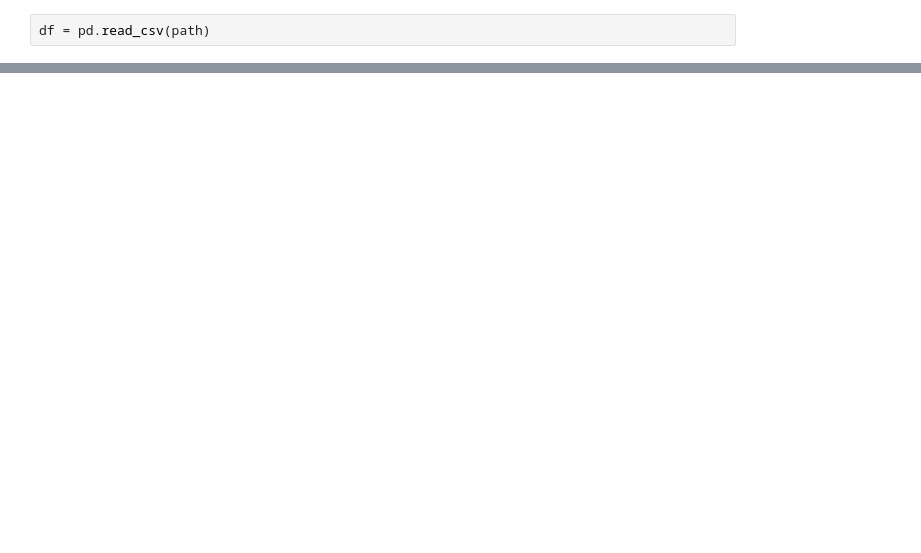
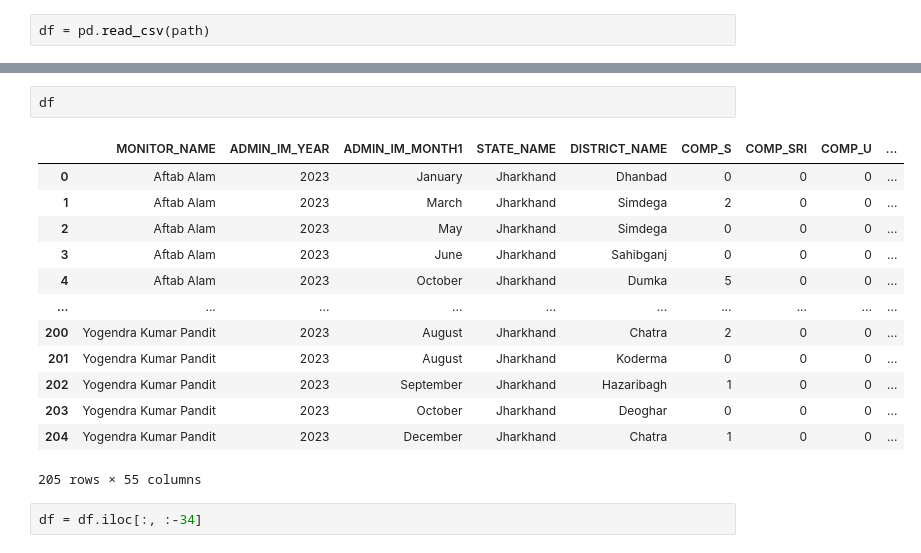
Before and after one commit to gitone912/ommas_main, a Jupyter notebook: static/data/monitor/test.ipynb, the cells around one changed output, grey strips where cells are left out. Saved outputs shown, nothing was run; the diff lists cells and outputs as text; blank space fills up the shorter version.

```diff
--- a/static/data/monitor/test.ipynb
+++ b/static/data/monitor/test.ipynb
@@ -43,0 +46,18 @@ print(df)
+# %%
+df
+# %% [output]
+|  | MONITOR_NAME | ADMIN_IM_YEAR | ADMIN_IM_MONTH1 | STATE_NAME | DISTRICT_NAME | COMP_S | COMP_SRI | COMP_U | ... |
+| 0 | Aftab Alam | 2023 | January | Jharkhand | Dhanbad | 0 | 0 | 0 | ... |
+| 1 | Aftab Alam | 2023 | March | Jharkhand | Simdega | 2 | 0 | 0 | ... |
+| 2 | Aftab Alam | 2023 | May | Jharkhand | Simdega | 0 | 0 | 0 | ... |
+| 3 | Aftab Alam | 2023 | June | Jharkhand | Sahibganj | 0 | 0 | 0 | ... |
+| 4 | Aftab Alam | 2023 | October | Jharkhand | Dumka | 5 | 0 | 0 | ... |
+| ... | ... | ... | ... | ... | ... | ... | ... | ... | ... |
+| 200 | Yogendra Kumar Pandit | 2023 | August | Jharkhand | Chatra | 2 | 0 | 0 | ... |
+| 201 | Yogendra Kumar Pandit | 2023 | August | Jharkhand | Koderma | 0 | 0 | 0 | ... |
+| 202 | Yogendra Kumar Pandit | 2023 | September | Jharkhand | Hazaribagh | 1 | 0 | 0 | ... |
+| 203 | Yogendra Kumar Pandit | 2023 | October | Jharkhand | Deoghar | 0 | 0 | 0 | ... |
+| 204 | Yogendra Kumar Pandit | 2023 | December | Jharkhand | Chatra | 1 | 0 | 0 | ... |
+205 rows × 55 columns
+# %%
+df = df.iloc[:, :-34]
```
Also changed, not shown: parts of 6 cells of this notebook, 2 other files.
